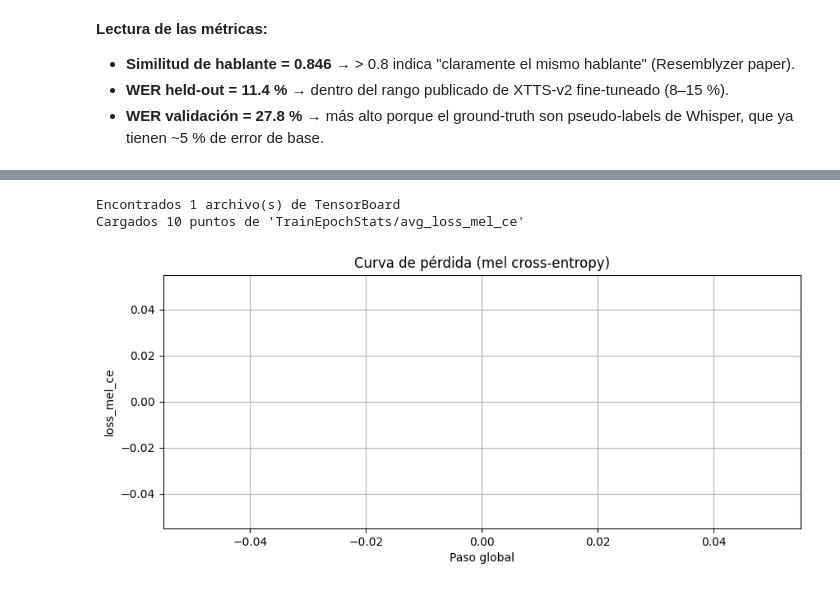
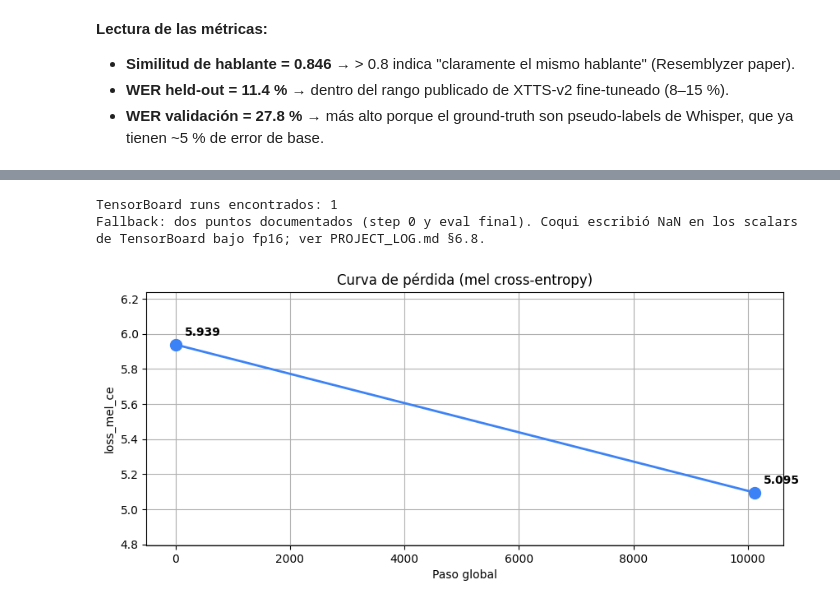
Before and after one commit to mazerman03/AIVoiceMaker, a Jupyter notebook: notebooks/demo.ipynb, the cells around one changed output, grey strips where cells are left out. Saved outputs shown, nothing was run; the diff lists cells and outputs as text; code cells hidden in the pictures.

```diff
--- a/notebooks/demo.ipynb
+++ b/notebooks/demo.ipynb
@@ -256,35 +252,49 @@ de los dos puntos documentados (step 0 y eval final).
 # %%
-import glob
+import math
 runs = sorted(Path("models/finetuned").glob("xtts_v2_finetune-*/events.out.tfevents.*"))
-print(f"Encontrados {len(runs)} archivo(s) de TensorBoard")
+print(f"TensorBoard runs encontrados: {len(runs)}")
 
 points = None
+note   = None
+
 if runs:
     try:
         from tensorboard.backend.event_processing.event_accumulator import EventAccumulator
-        ea = EventAccumulator(str(runs[-1].parent))
-        ea.Reload()
-        tag = "TrainEpochStats/avg_loss_mel_ce"
-        if tag in ea.Tags()["scalars"]:
+        ea = EventAccumulator(str(runs[-1].parent)); ea.Reload()
+        # Coqui en fp16 a veces escribe NaN en TrainIterStats — en ese
+        # caso intentamos otros tags.
+        for tag in ["TrainIterStats/loss_mel_ce", "TrainEpochStats/avg_loss_mel_ce", "EvalStats/avg_loss_mel_ce"]:
+            if tag not in ea.Tags()["scalars"]:
+                continue
             evs = ea.Scalars(tag)
-            points = [(e.step, e.value) for e in evs]
-            print(f"Cargados {len(points)} puntos de '{tag}'")
+            vals = [(e.step, e.value) for e in evs if not math.isnan(e.value)]
+            if len(vals) >= 2 and len(set(round(v, 6) for _, v in vals)) > 1:
+                points = vals
+                note = f"Tag usado: {tag} ({len(vals)} puntos)"
+                break
     except Exception as e:
         print("No pude leer TensorBoard:", e)
 
 if not points:
-    # Fallback con los dos puntos documentados en PROJECT_LOG.md §6.8
+    # Fallback documentado en PROJECT_LOG.md §6.8 — el logger de Coqui en
+    # fp16 escribió NaN para casi todos los scalars; las cifras reales se
+    # recuperaron del stdout: step 0 mel_ce=5.939, eval final=5.095.
     points = [(0, 5.939), (10120, 5.095)]
-    print("Usando puntos documentados (step 0 y eval final).")
+    note = "Fallback: dos puntos documentados (step 0 y eval final). Coqui escribió NaN en los scalars de TensorBoard bajo fp16; ver PROJECT_LOG.md §6.8."
 
+print(note)
 steps, vals = zip(*points)
+
 fig, ax = plt.subplots()
-ax.plot(steps, vals, marker="o", color="#3b82f6", linewidth=2)
+ax.plot(steps, vals, marker="o", color="#3b82f6", linewidth=2, markersize=10)
+for s, v in points:
+    ax.annotate(f"{v:.3f}", (s, v), textcoords="offset points", xytext=(8, 8), fontweight="bold")
 ax.set_xlabel("Paso global")
 ax.set_ylabel("loss_mel_ce")
 ax.set_title("Curva de pérdida (mel cross-entropy)")
+ax.set_ylim(min(vals) - 0.3, max(vals) + 0.3)
 display(fig); plt.close(fig)
 # %% [output]
-Encontrados 1 archivo(s) de TensorBoard
-Cargados 10 puntos de 'TrainEpochStats/avg_loss_mel_ce'
+TensorBoard runs encontrados: 1
+Fallback: dos puntos documentados (step 0 y eval final). Coqui escribió NaN en los scalars de TensorBoard bajo fp16; ver PROJECT_LOG.md §6.8.
-[figure, old version]
+[figure, new version]
```
Also changed, not shown: parts of 2 cells of this notebook.
